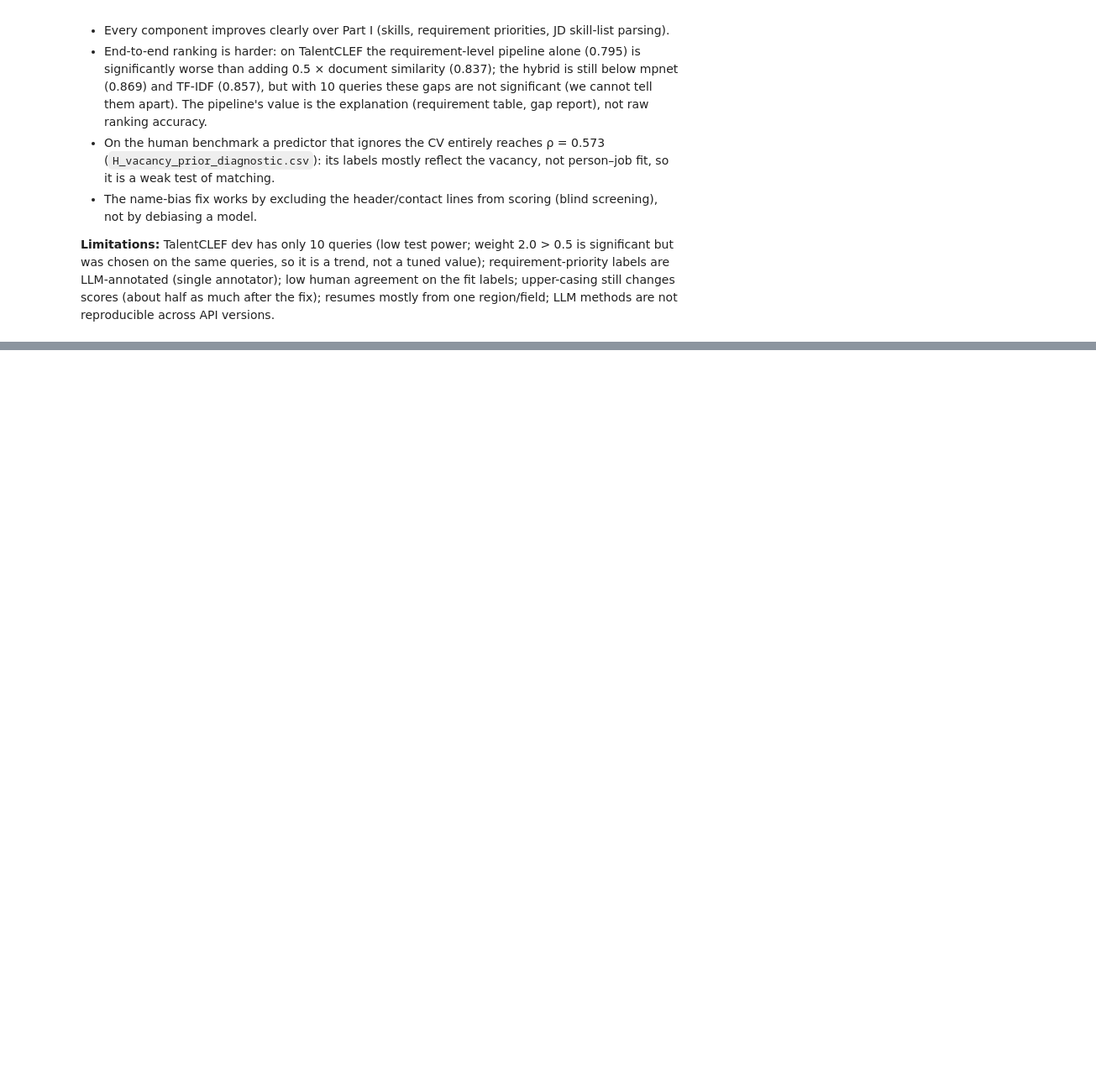
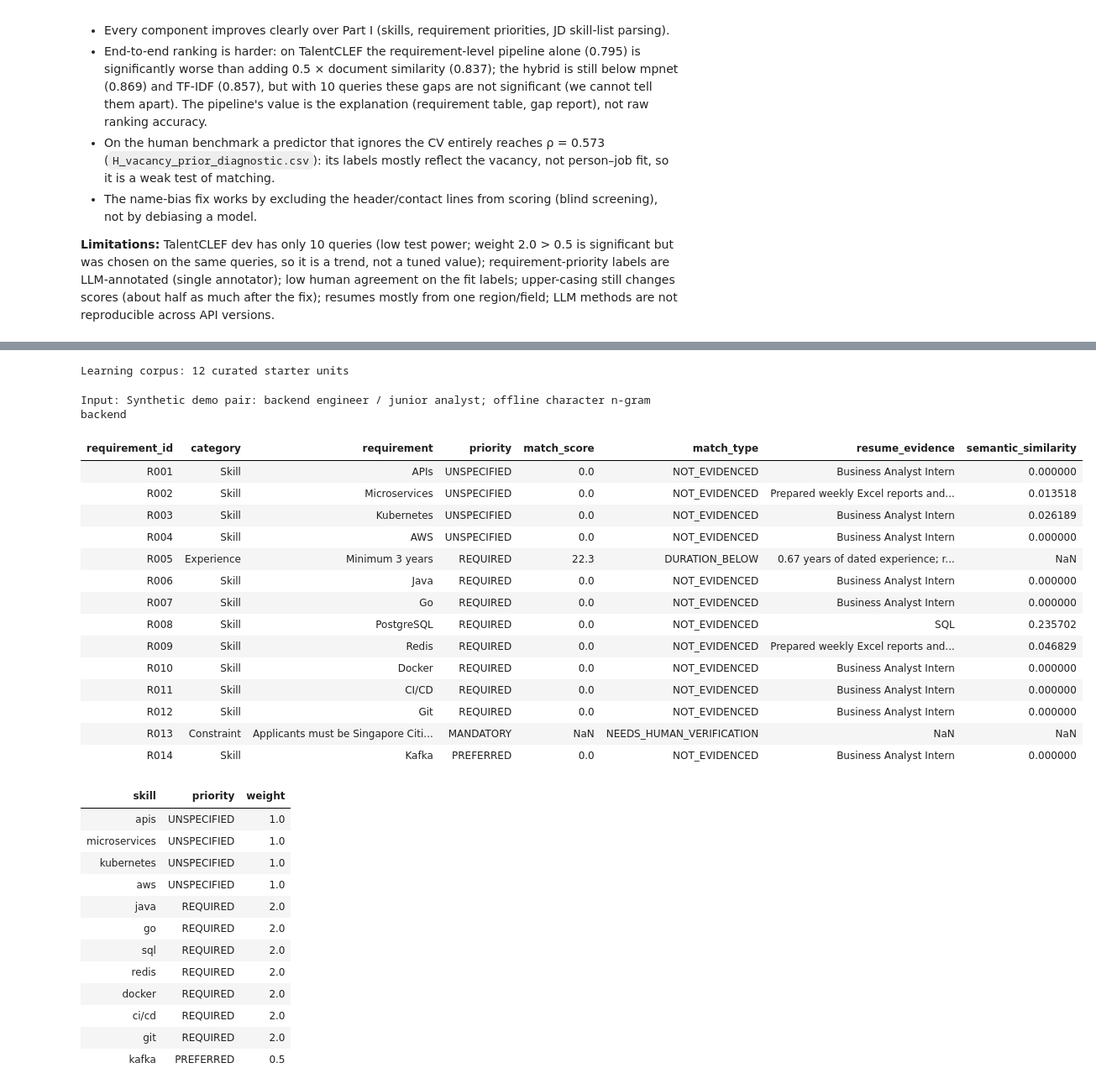
Before and after one commit to chiyi5/6405-project, a Jupyter notebook: Group32_NLPproject_extended.ipynb, the cells around one changed output, grey strips where cells are left out. Shown at 84% size. Saved outputs shown, nothing was run; the diff lists cells and outputs as text; code cells hidden in the pictures; blank space fills up the shorter version.

```diff
--- a/Group32_NLPproject_extended.ipynb
+++ b/Group32_NLPproject_extended.ipynb
@@ -2497,0 +2209,74 @@ LLM methods are not reproducible across API versions.
+# %%
+from pathlib import Path
+import sys, json
+import pandas as pd
+from IPython.display import display, Markdown
+
+# Open the notebook from the project root, or from its immediate parent directory.
+learning_root = Path.cwd()
+if not (learning_root / "src" / "pipeline.py").exists():
+    learning_root = learning_root / "6405-project"
+if not (learning_root / "src" / "pipeline.py").exists():
+    raise FileNotFoundError("Set the notebook working directory to 6405-project.")
+sys.path.insert(0, str(learning_root))
+from src.learning import LearningRecommender, gaps_from_match
+from src.learning.integration import recommend_from_match
+from src.learning.workflow import plan_markdown
+
+learning_output = learning_root / "results" / "learning"
+learning_output.mkdir(parents=True, exist_ok=True)
+learning_engine = LearningRecommender()
+print("Learning corpus:", len(learning_engine.courses), "curated starter units")
+# %% [output]
+Learning corpus: 12 curated starter units
+# %%
+# Reuse the team's real result when available. Keep all original variables unchanged.
+LEARNING_USE_EXISTING_RESULT = True
+if LEARNING_USE_EXISTING_RESULT and isinstance(globals().get("r"), dict) and "details" in r:
+    learning_match_result = r
+    learning_input_source = "Part II matching output r (same extraction/matching configuration)"
+else:
+    from src.pipeline import MatchingPipeline, PipelineConfig
+    from src.skill_extraction import DictionarySkillExtractor
+    learning_pipeline = MatchingPipeline(
+        PipelineConfig(embedder_name="tfidf-char", doc_sim_weight=0.5),
+        skill_extractor=DictionarySkillExtractor())
+    learning_jd = (learning_root / "data/demo/jds/JD_backend_engineer.txt").read_text(encoding="utf-8")
+    learning_resume = (learning_root / "data/demo/resumes/R02_analyst_junior.txt").read_text(encoding="utf-8")
+    learning_match_result = learning_pipeline.match(learning_jd, learning_resume)
+    learning_input_source = "Synthetic demo pair: backend engineer / junior analyst; offline character n-gram backend"
+
+print("Input:", learning_input_source)
+display(learning_match_result["details"])
+learning_gaps = gaps_from_match(learning_match_result)
+display(pd.DataFrame(learning_gaps))
+# %% [output]
+Input: Synthetic demo pair: backend engineer / junior analyst; offline character n-gram backend
+| requirement_id | category | requirement | priority | match_score | match_type | resume_evidence | semantic_similarity |
+| R001 | Skill | APIs | UNSPECIFIED | 0.0 | NOT_EVIDENCED | Business Analyst Intern | 0.000000 |
+| R002 | Skill | Microservices | UNSPECIFIED | 0.0 | NOT_EVIDENCED | Prepared weekly Excel reports and... | 0.013518 |
+| R003 | Skill | Kubernetes | UNSPECIFIED | 0.0 | NOT_EVIDENCED | Business Analyst Intern | 0.026189 |
+| R004 | Skill | AWS | UNSPECIFIED | 0.0 | NOT_EVIDENCED | Business Analyst Intern | 0.000000 |
+| R005 | Experience | Minimum 3 years | REQUIRED | 22.3 | DURATION_BELOW | 0.67 years of dated experience; r... | NaN |
+| R006 | Skill | Java | REQUIRED | 0.0 | NOT_EVIDENCED | Business Analyst Intern | 0.000000 |
+| R007 | Skill | Go | REQUIRED | 0.0 | NOT_EVIDENCED | Business Analyst Intern | 0.000000 |
+| R008 | Skill | PostgreSQL | REQUIRED | 0.0 | NOT_EVIDENCED | SQL | 0.235702 |
+| R009 | Skill | Redis | REQUIRED | 0.0 | NOT_EVIDENCED | Prepared weekly Excel reports and... | 0.046829 |
+| R010 | Skill | Docker | REQUIRED | 0.0 | NOT_EVIDENCED | Business Analyst Intern | 0.000000 |
+| R011 | Skill | CI/CD | REQUIRED | 0.0 | NOT_EVIDENCED | Business Analyst Intern | 0.000000 |
+| R012 | Skill | Git | REQUIRED | 0.0 | NOT_EVIDENCED | Business Analyst Intern | 0.000000 |
+| R013 | Constraint | Applicants must be Singapore Citi... | MANDATORY | NaN | NEEDS_HUMAN_VERIFICATION | NaN | NaN |
+| R014 | Skill | Kafka | PREFERRED | 0.0 | NOT_EVIDENCED | Business Analyst Intern | 0.000000 |
+| skill | priority | weight |
+| apis | UNSPECIFIED | 1.0 |
+| microservices | UNSPECIFIED | 1.0 |
+| kubernetes | UNSPECIFIED | 1.0 |
+| aws | UNSPECIFIED | 1.0 |
+| java | REQUIRED | 2.0 |
+| go | REQUIRED | 2.0 |
+| sql | REQUIRED | 2.0 |
+| redis | REQUIRED | 2.0 |
+| docker | REQUIRED | 2.0 |
+| ci/cd | REQUIRED | 2.0 |
+| git | REQUIRED | 2.0 |
+| kafka | PREFERRED | 0.5 |
```
Also changed, not shown: parts of 36 cells of this notebook, 23 other files.
